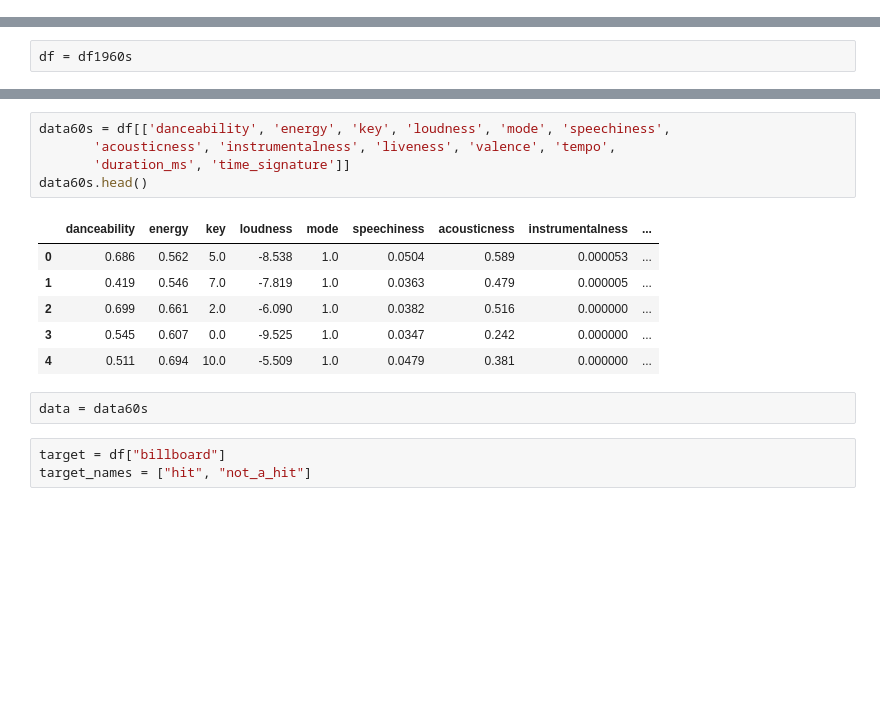
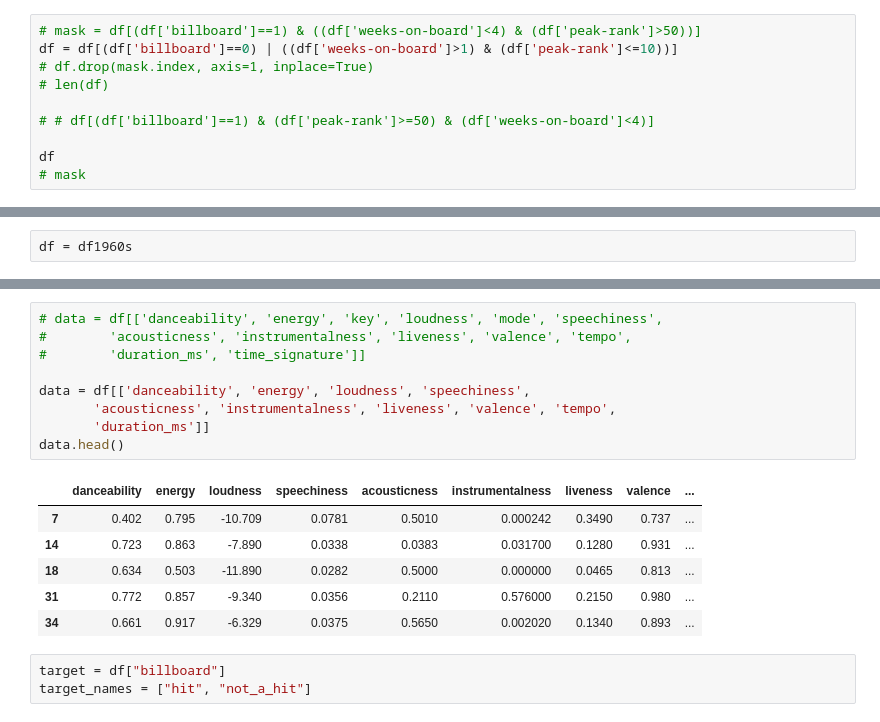
Before and after one commit to basse058/Billboard-Top-100-project, a Jupyter notebook: prediction_model.ipynb, the cells around one changed output, grey strips where cells are left out. Cells and saved outputs as stored; diff of their text form; blank space fills up the shorter version.

```diff
--- a/prediction_model.ipynb
+++ b/prediction_model.ipynb
@@ -18,0 +29,10 @@ df.head()
+# %%
+# mask = df[(df['billboard']==1) & ((df['weeks-on-board']<4) & (df['peak-rank']>50))]
+df = df[(df['billboard']==0) | ((df['weeks-on-board']>1) & (df['peak-rank']<=10))]
+# df.drop(mask.index, axis=1, inplace=True)
+# len(df)
+
+# # df[(df['billboard']==1) & (df['peak-rank']>=50) & (df['weeks-on-board']<4)]
+
+df
+# mask
@@ -28,17 +70,19 @@ df = df1960s
 # %%
-data60s = df[['danceability', 'energy', 'key', 'loudness', 'mode', 'speechiness',
+# data = df[['danceability', 'energy', 'key', 'loudness', 'mode', 'speechiness',
+#        'acousticness', 'instrumentalness', 'liveness', 'valence', 'tempo',
+#        'duration_ms', 'time_signature']]
+
+data = df[['danceability', 'energy', 'loudness', 'speechiness',
        'acousticness', 'instrumentalness', 'liveness', 'valence', 'tempo',
-       'duration_ms', 'time_signature']]
-data60s.head()
+       'duration_ms']]
+data.head()
 # %% [output]
-|  | danceability | energy | key | loudness | mode | speechiness | acousticness | instrumentalness | ... |
-| 0 | 0.686 | 0.562 | 5.0 | -8.538 | 1.0 | 0.0504 | 0.589 | 0.000053 | ... |
-| 1 | 0.419 | 0.546 | 7.0 | -7.819 | 1.0 | 0.0363 | 0.479 | 0.000005 | ... |
-| 2 | 0.699 | 0.661 | 2.0 | -6.090 | 1.0 | 0.0382 | 0.516 | 0.000000 | ... |
-| 3 | 0.545 | 0.607 | 0.0 | -9.525 | 1.0 | 0.0347 | 0.242 | 0.000000 | ... |
-| 4 | 0.511 | 0.694 | 10.0 | -5.509 | 1.0 | 0.0479 | 0.381 | 0.000000 | ... |
+|  | danceability | energy | loudness | speechiness | acousticness | instrumentalness | liveness | valence | ... |
+| 7 | 0.402 | 0.795 | -10.709 | 0.0781 | 0.5010 | 0.000242 | 0.3490 | 0.737 | ... |
+| 14 | 0.723 | 0.863 | -7.890 | 0.0338 | 0.0383 | 0.031700 | 0.1280 | 0.931 | ... |
+| 18 | 0.634 | 0.503 | -11.890 | 0.0282 | 0.5000 | 0.000000 | 0.0465 | 0.813 | ... |
+| 31 | 0.772 | 0.857 | -9.340 | 0.0356 | 0.2110 | 0.576000 | 0.2150 | 0.980 | ... |
+| 34 | 0.661 | 0.917 | -6.329 | 0.0375 | 0.5650 | 0.002020 | 0.1340 | 0.893 | ... |
-# %%
-data = data60s
 # %%
 target = df["billboard"]
 target_names = ["hit", "not_a_hit"]
```
Also changed, not shown: parts of 47 cells of this notebook, 13 other files.
